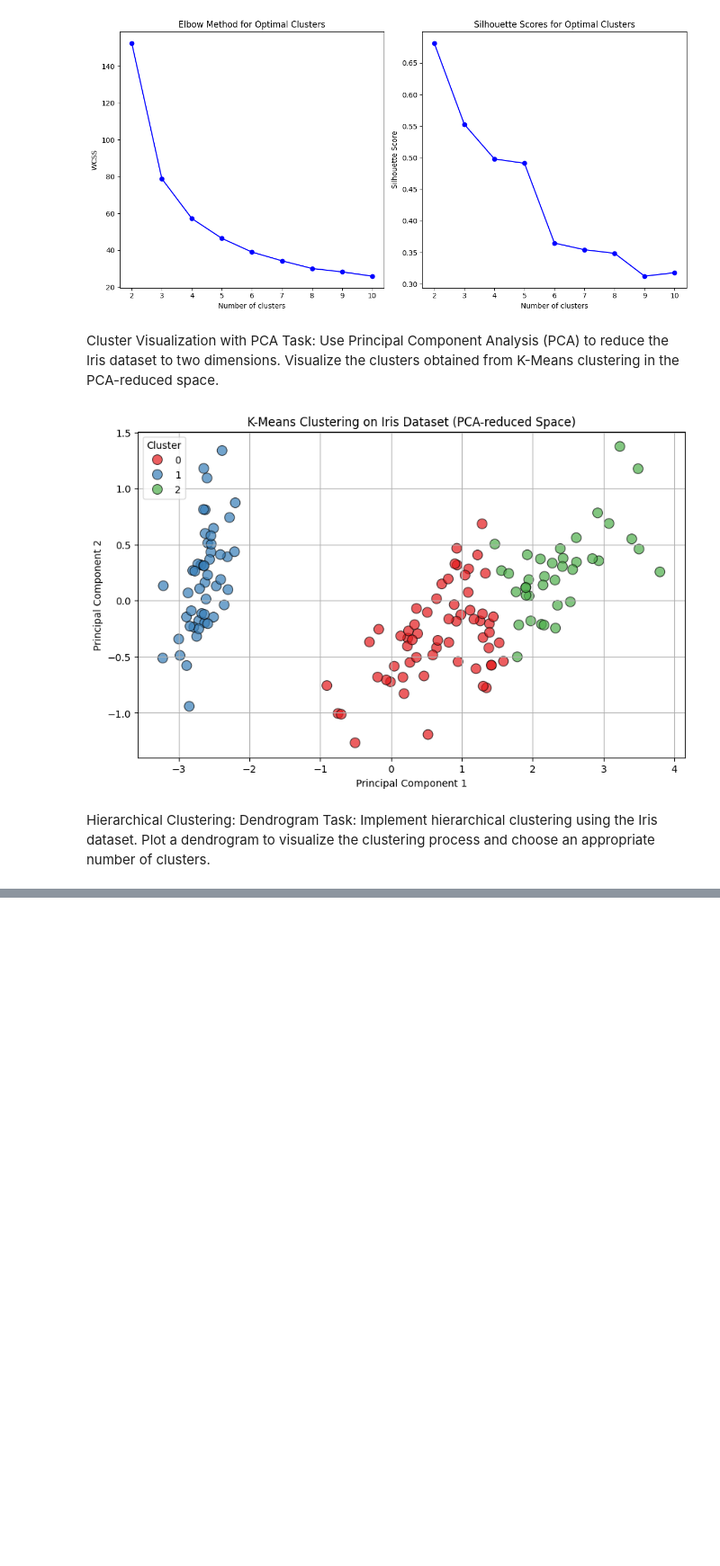
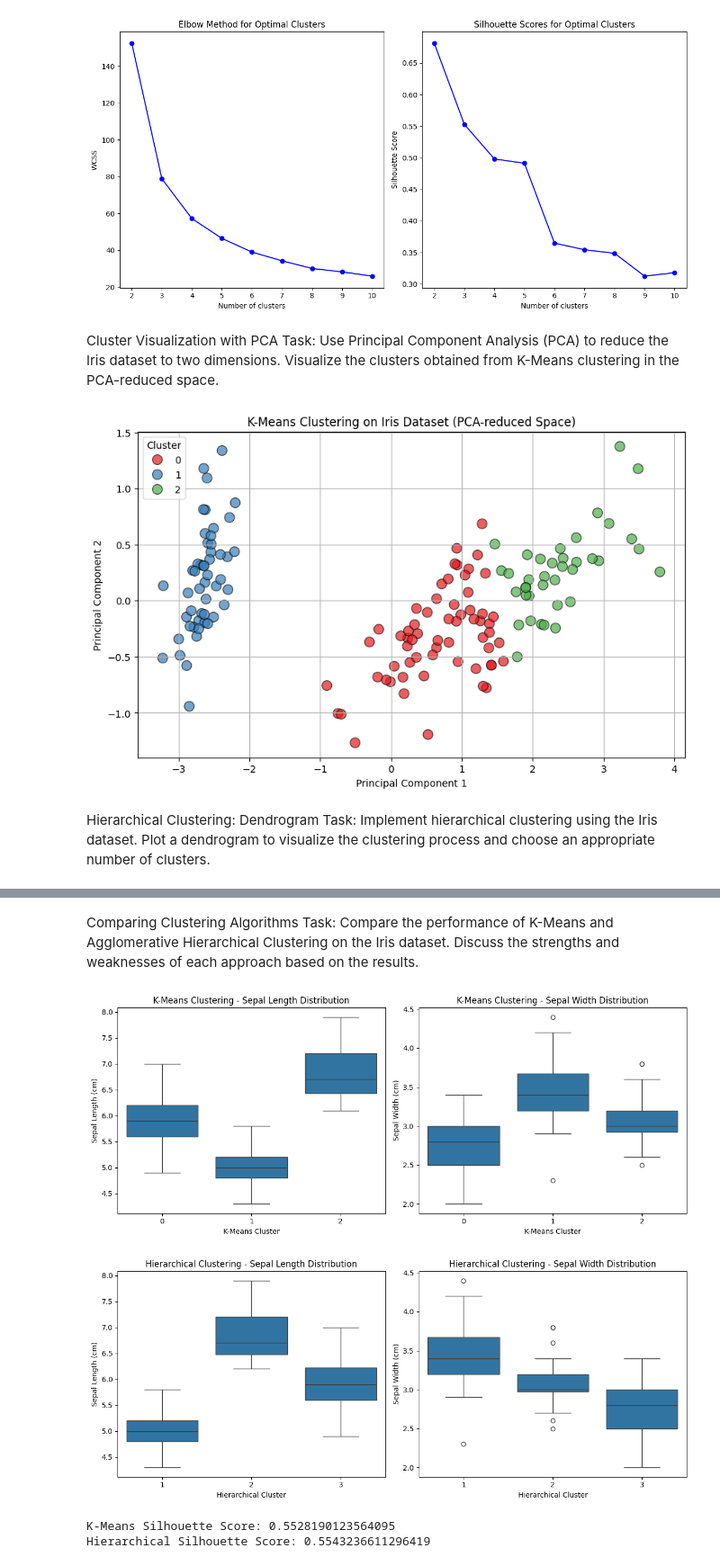
Before and after one commit to Humna-Khan/100DaysOfBytewise, a Jupyter notebook: task16.ipynb, the cells around one changed output, grey strips where cells are left out. Shown at 90% size. Saved outputs shown, nothing was run; the diff lists cells and outputs as text; code cells hidden in the pictures; blank space fills up the shorter version.

```diff
--- a/task16.ipynb
+++ b/task16.ipynb
@@ -149,0 +150,70 @@ plt.show()
+# %% [markdown]
+Comparing Clustering Algorithms
+Task: Compare the performance of K-Means and Agglomerative Hierarchical Clustering on the Iris dataset. Discuss the strengths and weaknesses of each approach based on the results.
+# %%
+import pandas as pd
+import matplotlib.pyplot as plt
+import seaborn as sns
+from sklearn.datasets import load_iris
+from sklearn.cluster import KMeans
+from sklearn.metrics import silhouette_score
+from sklearn.decomposition import PCA
+from scipy.cluster.hierarchy import linkage, fcluster
+
+iris = load_iris()
+X = iris.data
+featureNames = iris.feature_names
+
+numClusters = 3
+kmeans = KMeans(n_clusters=numClusters, random_state=42)
+kmeansLabels = kmeans.fit_predict(X)
+kmeansSilhouette = silhouette_score(X, kmeansLabels)
+
+Z = linkage(X, method='ward')
+hierarchicalLabels = fcluster(Z, t=numClusters, criterion='maxclust')
+hierarchicalSilhouette = silhouette_score(X, hierarchicalLabels)
+
+df = pd.DataFrame(X, columns=featureNames)
+df['KMeans Cluster'] = kmeansLabels
+df['Hierarchical Cluster'] = hierarchicalLabels
+
+plt.figure(figsize=(12, 5))
+
+plt.subplot(1, 2, 1)
+sns.boxplot(data=df, x='KMeans Cluster', y='sepal length (cm)')
+plt.title('K-Means Clustering - Sepal Length Distribution')
+plt.xlabel('K-Means Cluster')
+plt.ylabel('Sepal Length (cm)')
+
+plt.subplot(1, 2, 2)
+sns.boxplot(data=df, x='KMeans Cluster', y='sepal width (cm)')
+plt.title('K-Means Clustering - Sepal Width Distribution')
+plt.xlabel('K-Means Cluster')
+plt.ylabel('Sepal Width (cm)')
+
+plt.tight_layout()
+plt.show()
+plt.figure(figsize=(12, 5))
+
+plt.subplot(1, 2, 1)
+sns.boxplot(data=df, x='Hierarchical Cluster', y='sepal length (cm)')
+plt.title('Hierarchical Clustering - Sepal Length Distribution')
+plt.xlabel('Hierarchical Cluster')
+plt.ylabel('Sepal Length (cm)')
+
+plt.subplot(1, 2, 2)
+sns.boxplot(data=df, x='Hierarchical Cluster', y='sepal width (cm)')
+plt.title('Hierarchical Clustering - Sepal Width Distribution')
+plt.xlabel('Hierarchical Cluster')
+plt.ylabel('Sepal Width (cm)')
+
+plt.tight_layout()
+plt.show()
+
+print("K-Means Silhouette Score:", kmeansSilhouette)
+print("Hierarchical Silhouette Score:", hierarchicalSilhouette)
+# %% [output]
+[figure, added]
+[figure, added]
+K-Means Silhouette Score: 0.5528190123564095
+Hierarchical Silhouette Score: 0.5543236611296419
```
Also changed, not shown: parts of 1 cell of this notebook.
